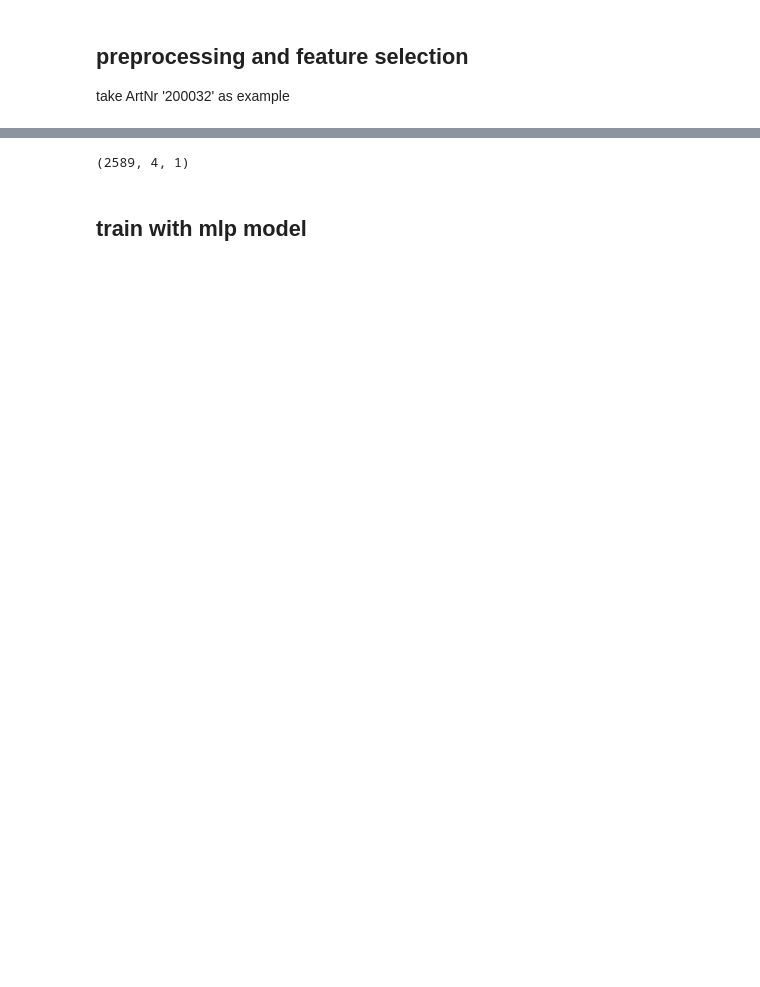
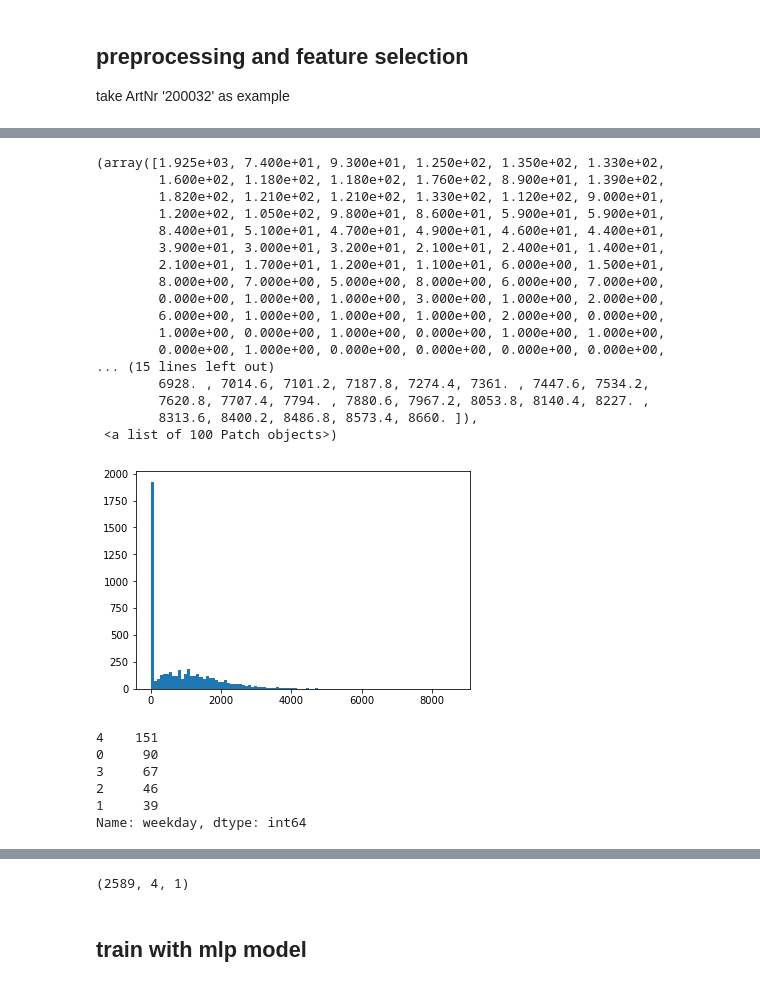
Before and after one commit to HuangYiran/schloetter, a Jupyter notebook: notebooks/Try_simple_model.ipynb, the cells around one changed output, grey strips where cells are left out. Cells and saved outputs as stored; diff of their text form; code cells hidden in the pictures; blank space fills up the shorter version.

```diff
--- a/notebooks/Try_simple_model.ipynb
+++ b/notebooks/Try_simple_model.ipynb
@@ -39,3 +54,25 @@ df = preprocessing(df)
+# %%
+#plt.hist(tmp[tmp['Menge'] != 0].values, bins=100)
+plt.hist(tmp.values, bins = 100)
+# %% [output]
+(array([1.925e+03, 7.400e+01, 9.300e+01, 1.250e+02, 1.350e+02, 1.330e+02,
+        1.600e+02, 1.180e+02, 1.180e+02, 1.760e+02, 8.900e+01, 1.390e+02,
+        1.820e+02, 1.210e+02, 1.210e+02, 1.330e+02, 1.120e+02, 9.000e+01,
+        1.200e+02, 1.050e+02, 9.800e+01, 8.600e+01, 5.900e+01, 5.900e+01,
+        8.400e+01, 5.100e+01, 4.700e+01, 4.900e+01, 4.600e+01, 4.400e+01,
+        3.900e+01, 3.000e+01, 3.200e+01, 2.100e+01, 2.400e+01, 1.400e+01,
+        2.100e+01, 1.700e+01, 1.200e+01, 1.100e+01, 6.000e+00, 1.500e+01,
+        8.000e+00, 7.000e+00, 5.000e+00, 8.000e+00, 6.000e+00, 7.000e+00,
+        0.000e+00, 1.000e+00, 1.000e+00, 3.000e+00, 1.000e+00, 2.000e+00,
+        6.000e+00, 1.000e+00, 1.000e+00, 1.000e+00, 2.000e+00, 0.000e+00,
+        1.000e+00, 0.000e+00, 1.000e+00, 0.000e+00, 1.000e+00, 1.000e+00,
+        0.000e+00, 1.000e+00, 0.000e+00, 0.000e+00, 0.000e+00, 0.000e+00,
+... (15 lines left out)
+        6928. , 7014.6, 7101.2, 7187.8, 7274.4, 7361. , 7447.6, 7534.2,
+        7620.8, 7707.4, 7794. , 7880.6, 7967.2, 8053.8, 8140.4, 8227. ,
+        8313.6, 8400.2, 8486.8, 8573.4, 8660. ]),
+ <a list of 100 Patch objects>)
+[figure, added]
 # %%
 # grid table create
 tmp = create_grid_data_for_an_article('200032', df)
@@ -42,3 +85,13 @@ tmp = create_grid_data_for_an_article('200032', df)
+# %%
+# most 0 value happens in friday and monday
+tmp1['weekday'].value_counts()
+# %% [output]
+4    151
+0     90
+3     67
+2     46
+1     39
+Name: weekday, dtype: int64
 # %%
 # feature selection, only weekday
 tmp['weekday'] = tmp.index.weekday
```
Also changed, not shown: parts of 11 cells of this notebook.
